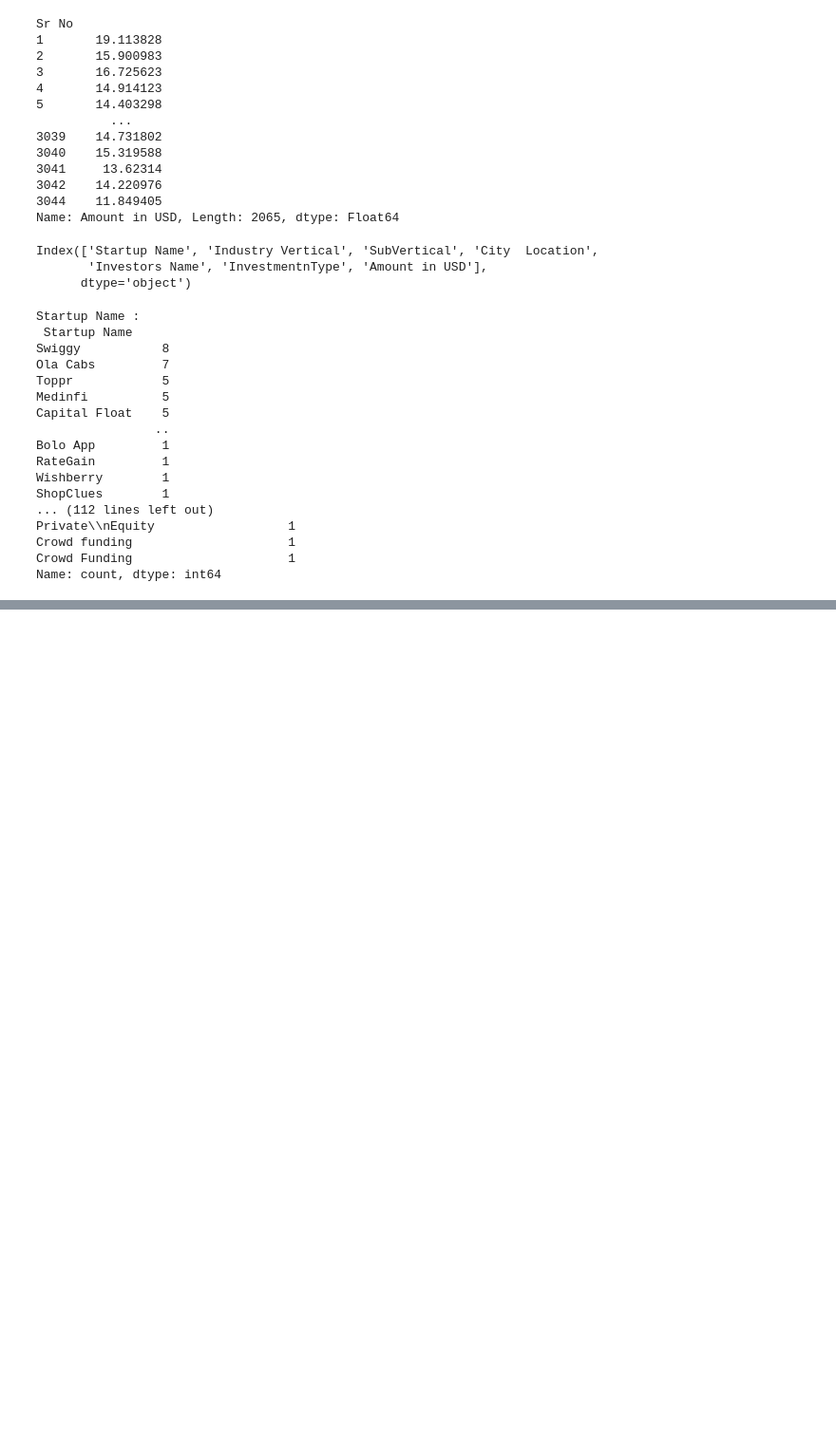
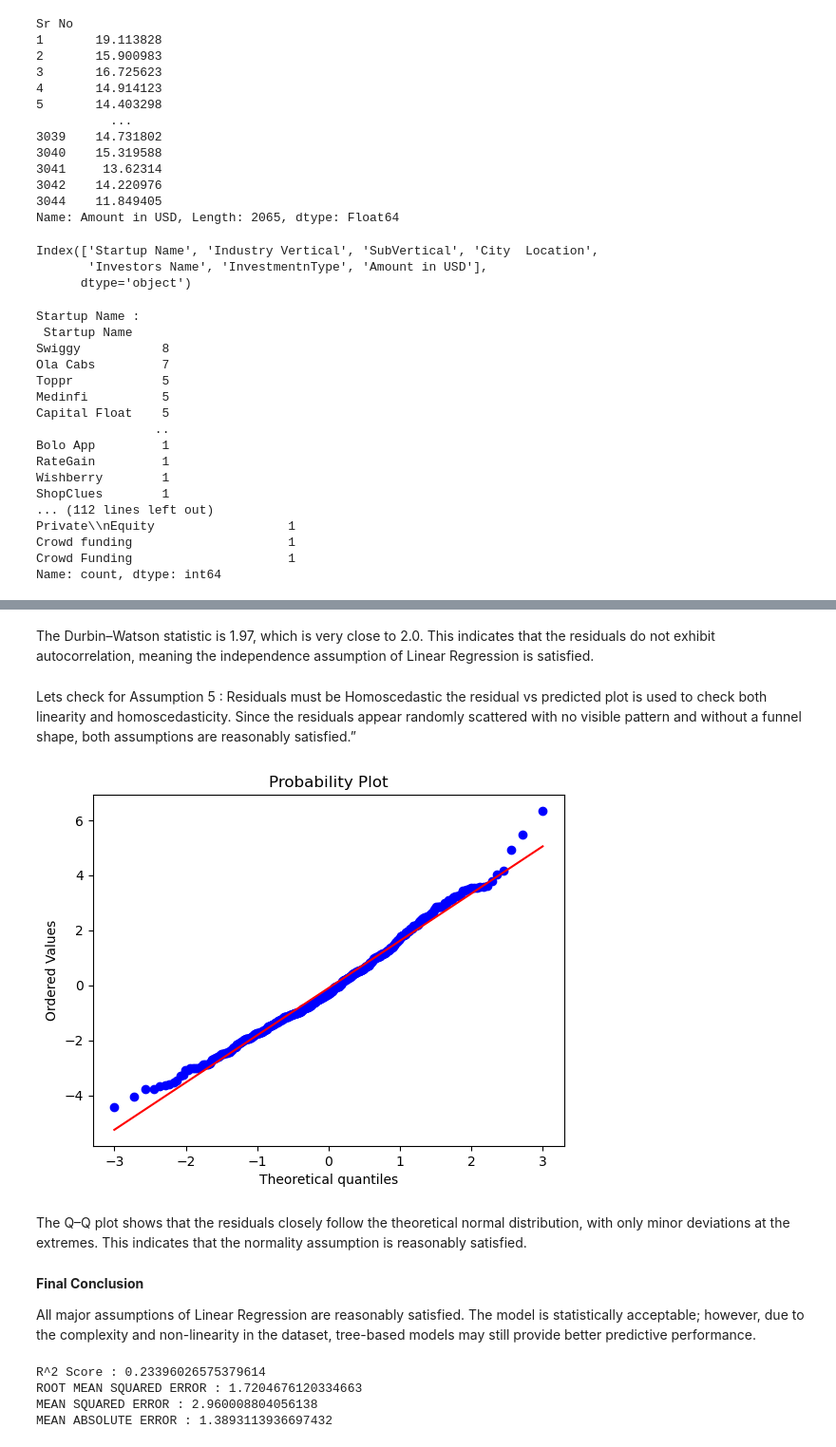
Before and after one commit to Nidhim-Soni/STARTUP-FUNDING, a Jupyter notebook: Startup.ipynb, the cells around one changed output, grey strips where cells are left out. Shown at 95% size. Saved outputs shown, nothing was run; the diff lists cells and outputs as text; code cells hidden in the pictures; blank space fills up the shorter version.

```diff
--- a/Startup.ipynb
+++ b/Startup.ipynb
@@ -426,0 +658,20 @@ Name: count, dtype: int64
+# %% [markdown]
+The Durbin–Watson statistic is 1.97, which is very close to 2.0.
+This indicates that the residuals do not exhibit autocorrelation, meaning the independence assumption of Linear Regression is satisfied.
+# %% [markdown]
+Lets check for Assumption 5 : Residuals must be Homoscedastic
+the residual vs predicted plot is used to check both linearity and homoscedasticity. Since the residuals appear randomly scattered with no visible pattern and without a funnel shape, both assumptions are reasonably satisfied.”
+# %%
+# Lets check for Assumption 6 : Residuals must be normally distributed
+# QQ-Plot
+
+stats.probplot(residuals,plot=plt)
+plt.show()
+# %% [output]
+[figure, added]
+# %% [markdown]
+The Q–Q plot shows that the residuals closely follow the theoretical normal distribution, with only minor deviations at the extremes. This indicates that the normality assumption is reasonably satisfied.
+# %% [markdown]
+**Final Conclusion**
+
+All major assumptions of Linear Regression are reasonably satisfied. The model is statistically acceptable; however, due to the complexity and non-linearity in the dataset, tree-based models may still provide better predictive performance.
@@ -426,0 +684,7 @@ Name: count, dtype: int64
+# %%
+score(y_test,ypred_lr)
+# %% [output]
+R^2 Score : 0.23396026575379614
+ROOT MEAN SQUARED ERROR : 1.7204676120334663
+MEAN SQUARED ERROR : 2.960008804056138
+MEAN ABSOLUTE ERROR : 1.3893113936697432
```
Also changed, not shown: parts of 28 cells of this notebook.
